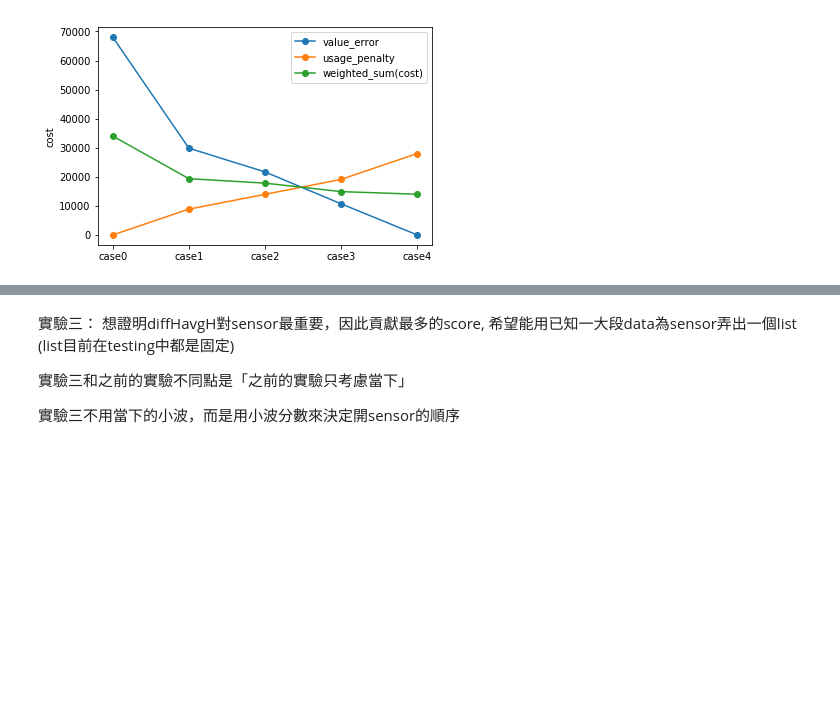
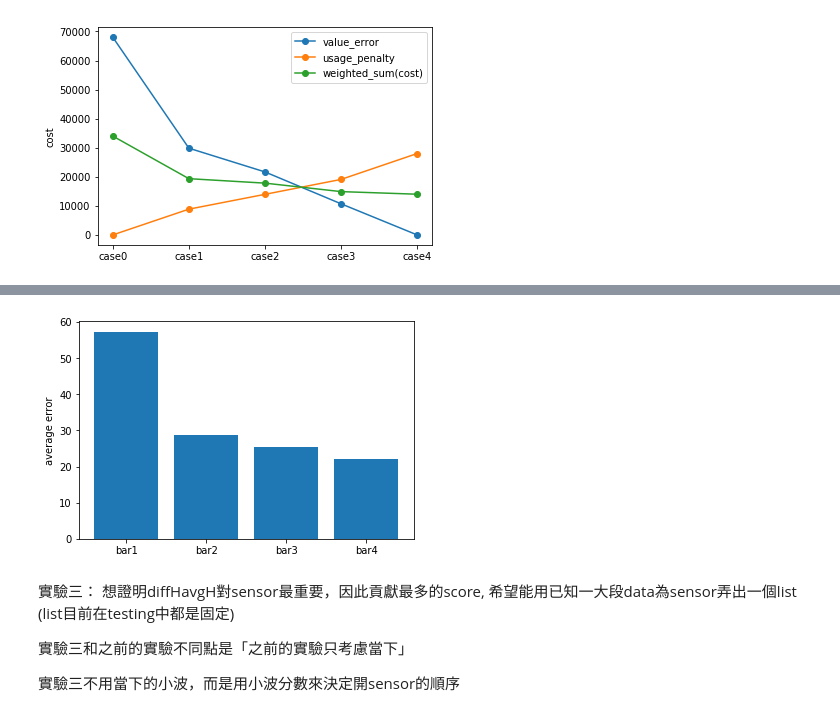
Before and after one commit to balilarder/master-ncku, a Jupyter notebook: wavelet.ipynb, the cells around one changed output, grey strips where cells are left out. Drawn from its saved outputs; the diff is of its cells as text; code cells hidden in the pictures; blank space fills up the shorter version.

```diff
--- a/wavelet.ipynb
+++ b/wavelet.ipynb
@@ -785,0 +933,96 @@ plt.show()
+# %%
+# error bar每個情況可以有多少error, 希望證明分成四塊是有效的
+import random
+import statistics
+
+sample = 10
+sample_times = random.sample(range(9482), k=sample)
+
+averages = []
+differences = []
+
+for t in sample_times:
+    for s in stations:
+        d = origin_level_0[s][:t]
+        average = wavelet_coefficient_table(d)[level][1][-1]
+        diff = wavelet_coefficient_table(d)[level][2][-1]
+        averages.append([abs(average), s, t])
+        differences.append([abs(diff), s, t])
+diffHavgH = []
+diffHavgL = []
+diffLavgH = []
+diffLavgL = []
+average_median = statistics.median([x[0] for x in averages])
+diff_median = statistics.median([x[0] for x in differences])
+
+for i, j in zip(averages, differences):
+    if i[0] > average_median and j[0] > diff_median:
+        diffHavgH.append([i[1], i[2]])
+    elif i[0] <= average_median and j[0] > diff_median:
+        diffHavgL.append([i[1], i[2]])
+    elif i[0] > average_median and j[0] <= diff_median:
+        diffLavgH.append([i[1], i[2]])
+    elif i[0] <= average_median and j[0] <= diff_median:
+        diffLavgL.append([i[1], i[2]])
+print(len(diffHavgH), len(diffHavgL), len(diffLavgH), len(diffLavgL))
+
+
+# plt.scatter([x[0] for x in averages], [x[0] for x in differences], s=1)
+
+# plt.axhline(y=diff_median, color= 'r')
+# plt.axvline(x=average_median, color= 'r')
+
+# compute error
+error1 = 0
+error2 = 0
+error3 = 0
+error4 = 0
+
+for i in diffHavgH:
+    s = i[0]
+    t = i[1]
+    current = origin_level_0[s][t]
+    estimate = [current]*(2**level)
+    actual = origin_level_0[s][t+1:t+1+(2**level)]
+    rms = sqrt(mean_squared_error(estimate, actual))
+    error1 += rms
+error1 = error1/len(diffHavgH)
+
+for i in diffHavgL:
+    s = i[0]
+    t = i[1]
+    current = origin_level_0[s][t]
+    estimate = [current]*(2**level)
+    actual = origin_level_0[s][t+1:t+1+(2**level)]
+    rms = sqrt(mean_squared_error(estimate, actual))
+    error2 += rms
+error2 = error2/len(diffHavgL)
+
+for i in diffLavgH:
+    s = i[0]
+    t = i[1]
+    current = origin_level_0[s][t]
+    estimate = [current]*(2**level)
+    actual = origin_level_0[s][t+1:t+1+(2**level)]
+    rms = sqrt(mean_squared_error(estimate, actual))
+    error3 += rms
+error3 = error3/len(diffLavgH)
+
+for i in diffLavgL:
+    s = i[0]
+    t = i[1]
+    current = origin_level_0[s][t]
+    estimate = [current]*(2**level)
+    actual = origin_level_0[s][t+1:t+1+(2**level)]
+    rms = sqrt(mean_squared_error(estimate, actual))
+    error4 += rms
+error4 = error4/len(diffLavgL)
+
+print(error1, error2, error3, error4)
+objects = ('bar1', 'bar2', 'bar3', 'bar4')
+y_pos = np.arange(len(objects))
+plt.bar(y_pos,[error1, error2, error3, error4])
+plt.xticks(y_pos, objects)
+plt.ylabel('average error')
+plt.show()
+# %% [output]
@@ -786,3 +1031,4 @@ plt.show()
+[figure, added]
 # %% [markdown]
 實驗三：
 想證明diffHavgH對sensor最重要，因此貢獻最多的score, 希望能用已知一大段data為sensor弄出一個list (list目前在testing中都是固定)
```
Also changed, not shown: parts of 13 cells of this notebook.
